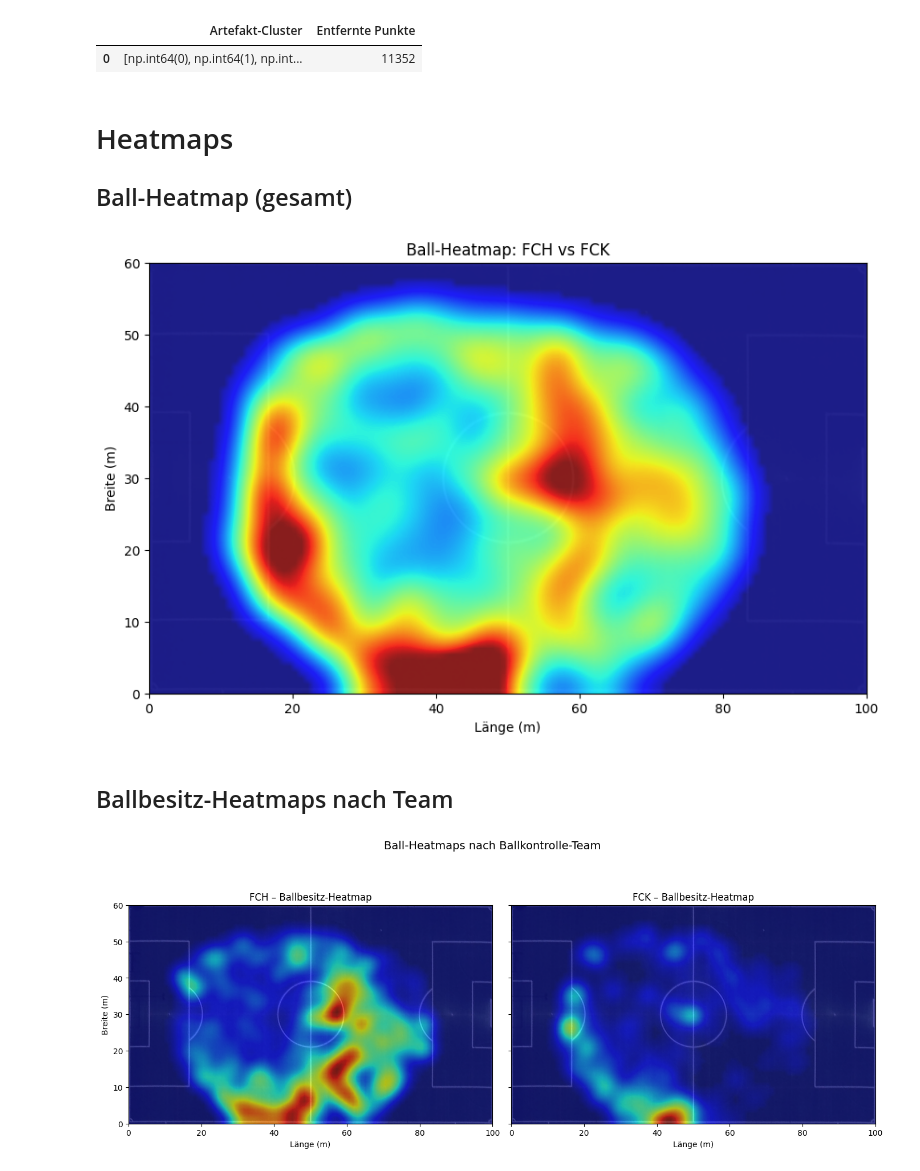
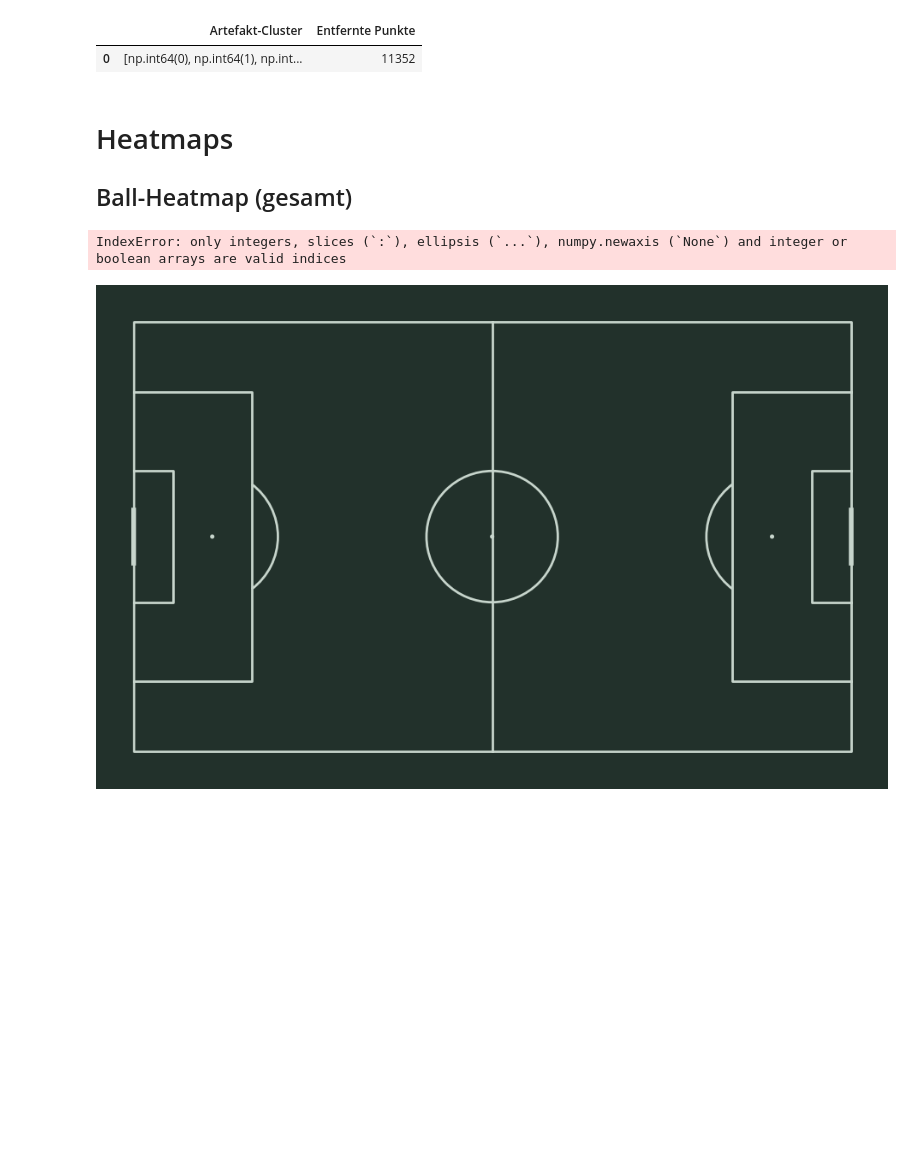
Before and after one commit to lounico84/Computer-Vision-FCH, a Jupyter notebook: match_analytics.ipynb, the cells around one changed output. Cells and saved outputs as stored; diff of their text form; code cells hidden in the pictures; blank space fills up the shorter version.

```diff
--- a/match_analytics.ipynb
+++ b/match_analytics.ipynb
@@ -129,20 +132,20 @@ else:
 # %%
 display(HTML(f"<h1>Heatmaps</h1><h2>Ball-Heatmap (gesamt)</h2>"))
 
-hm.plot_ball_heatmap_on_pitch(df, pitch_img, pitch_length, pitch_width)
-plt.title(f"Ball-Heatmap: {team1_name} vs {team2_name}")
-plt.show()
+#hm.plot_ball_heatmap_on_pitch(df, pitch_img, pitch_length, pitch_width)
+#plt.title(f"Ball-Heatmap: {team1_name} vs {team2_name}")
+#plt.show()
 
 display(HTML("<h2>Ballbesitz-Heatmaps nach Team</h2>"))
-fig, axes = hm.plot_team_ball_heatmaps_on_pitch(df, pitch_img, pitch_length, pitch_width)
-axes[0].set_title(f"{team1_name} – Ballbesitz-Heatmap")
-axes[1].set_title(f"{team2_name} – Ballbesitz-Heatmap")
+# Heatmaps plotten
+fig, axes = hm.plot_team_ball_heatmaps_on_pitch(df, None, pitch_length, pitch_width)
+#axes[0].set_title(f"{team1_name} – Ballbesitz-Heatmap")
+#axes[1].set_title(f"{team2_name} – Ballbesitz-Heatmap")
 plt.show()
 
 page_break()
 # %% [output]
 Heatmaps
 Ball-Heatmap (gesamt)
+IndexError: only integers, slices (`:`), ellipsis (`...`), numpy.newaxis (`None`) and integer or boolean arrays are valid indices
-[figure, old version]
+[figure, new version]
-Ballbesitz-Heatmaps nach Team
-[figure, removed]
```
Also changed, not shown: parts of 7 cells of this notebook, 2 other files.
